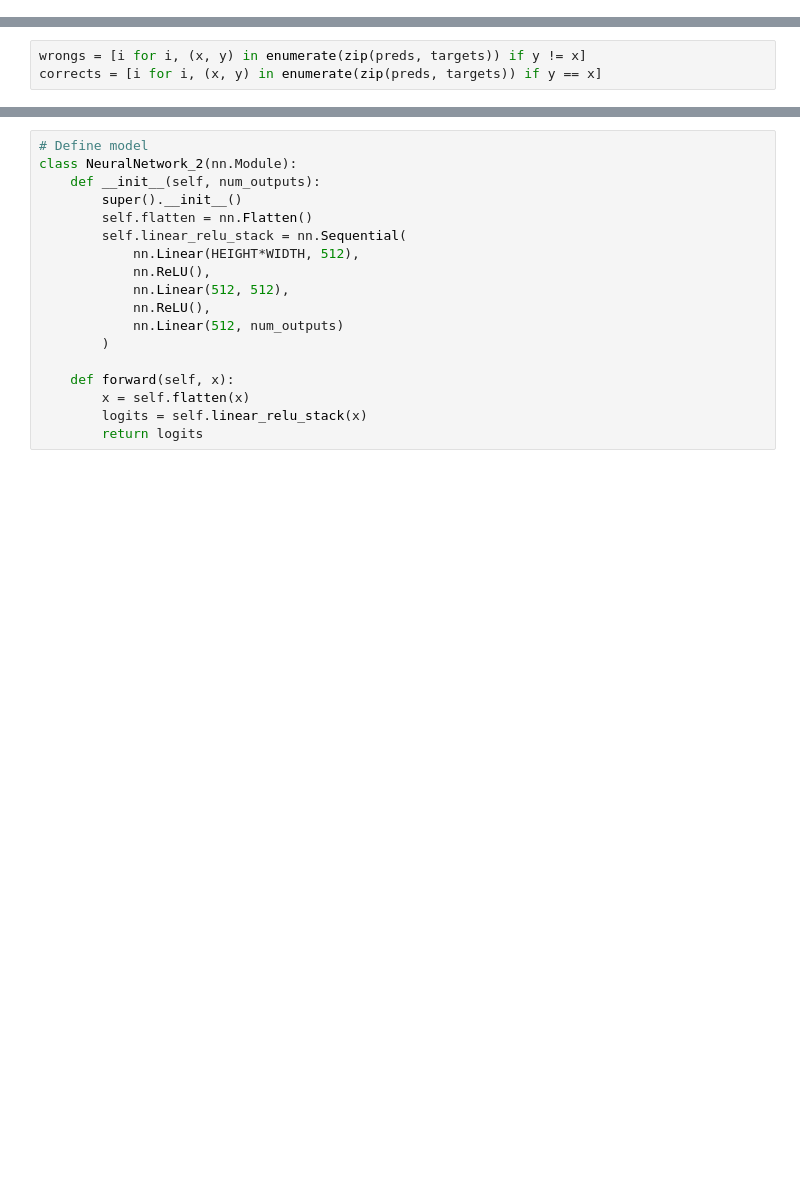
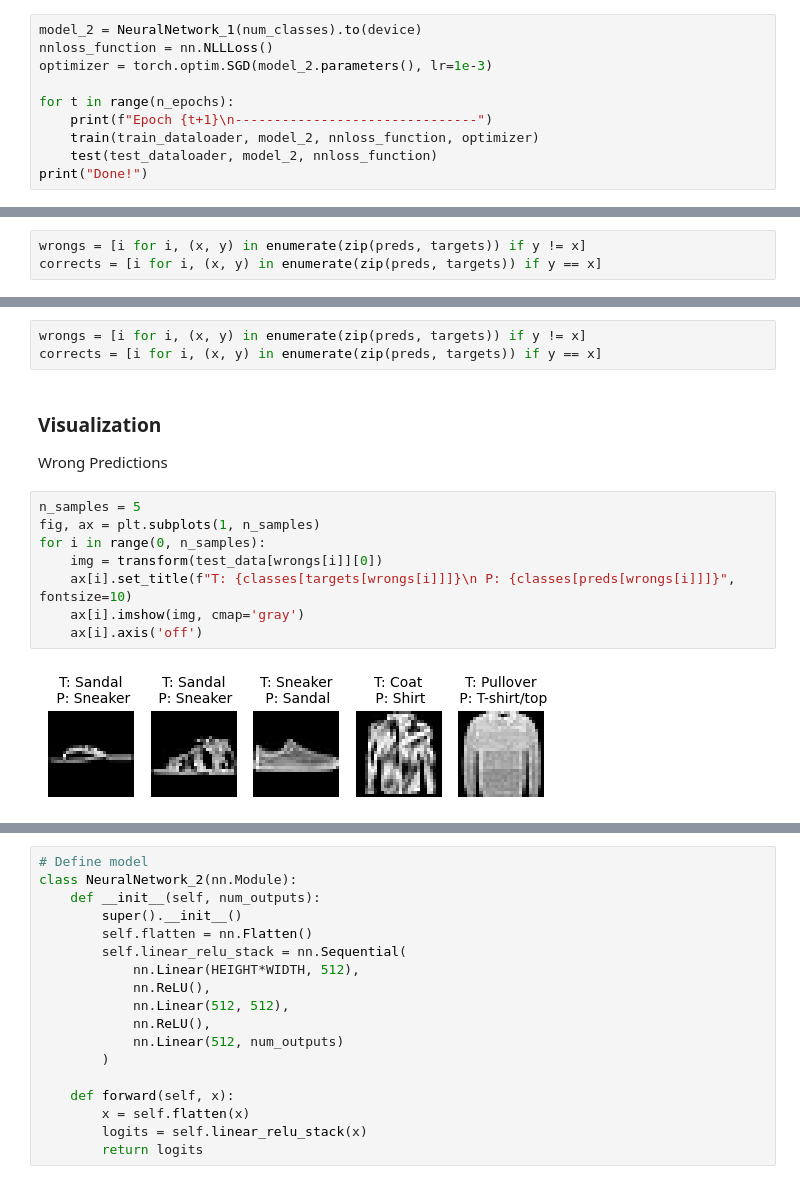
Before and after one commit to Eilliar/deep_learning_101, a Jupyter notebook: Quickstart.ipynb, the cells around one changed output, grey strips where cells are left out. Cells and saved outputs as stored; diff of their text form; blank space fills up the shorter version.

```diff
--- a/Quickstart.ipynb
+++ b/Quickstart.ipynb
@@ -162,0 +173,10 @@ Done!
+# %%
+model_2 = NeuralNetwork_1(num_classes).to(device)
+nnloss_function = nn.NLLLoss()
+optimizer = torch.optim.SGD(model_2.parameters(), lr=1e-3)
+
+for t in range(n_epochs):
+    print(f"Epoch {t+1}\n-------------------------------")
+    train(train_dataloader, model_2, nnloss_function, optimizer)
+    test(test_dataloader, model_2, nnloss_function)
+print("Done!")
@@ -209,0 +262,17 @@ for i in range(0, n_samples):
+# %%
+wrongs = [i for i, (x, y) in enumerate(zip(preds, targets)) if y != x]
+corrects = [i for i, (x, y) in enumerate(zip(preds, targets)) if y == x]
+# %% [markdown]
+### Visualization
+
+Wrong Predictions
+# %%
+n_samples = 5
+fig, ax = plt.subplots(1, n_samples)
+for i in range(0, n_samples):
+    img = transform(test_data[wrongs[i]][0])
+    ax[i].set_title(f"T: {classes[targets[wrongs[i]]]}\n P: {classes[preds[wrongs[i]]]}", fontsize=10)
+    ax[i].imshow(img, cmap='gray')
+    ax[i].axis('off')
+# %% [output]
+[figure, added]
```
Also changed, not shown: parts of 26 cells of this notebook.
